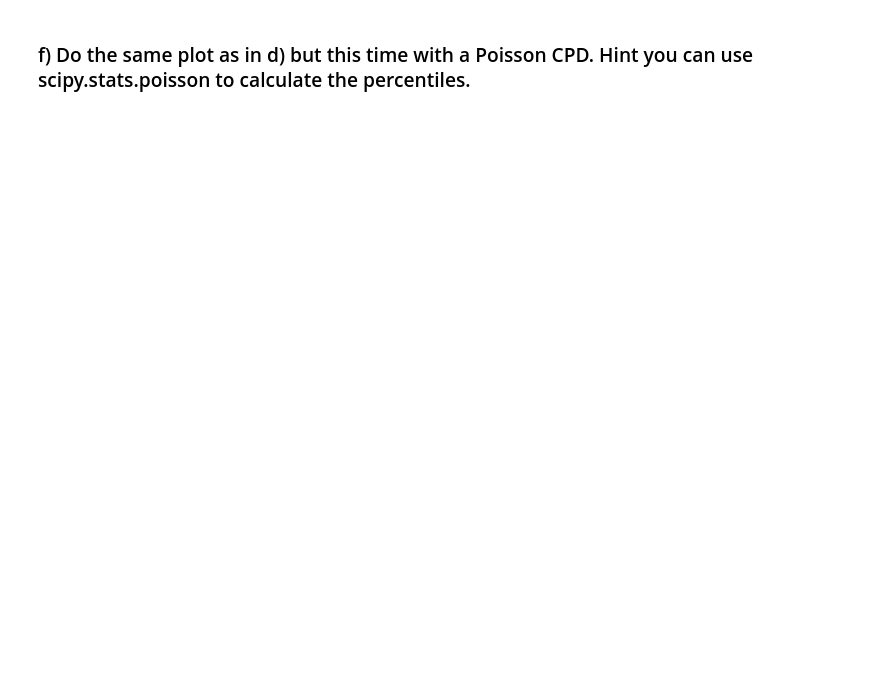
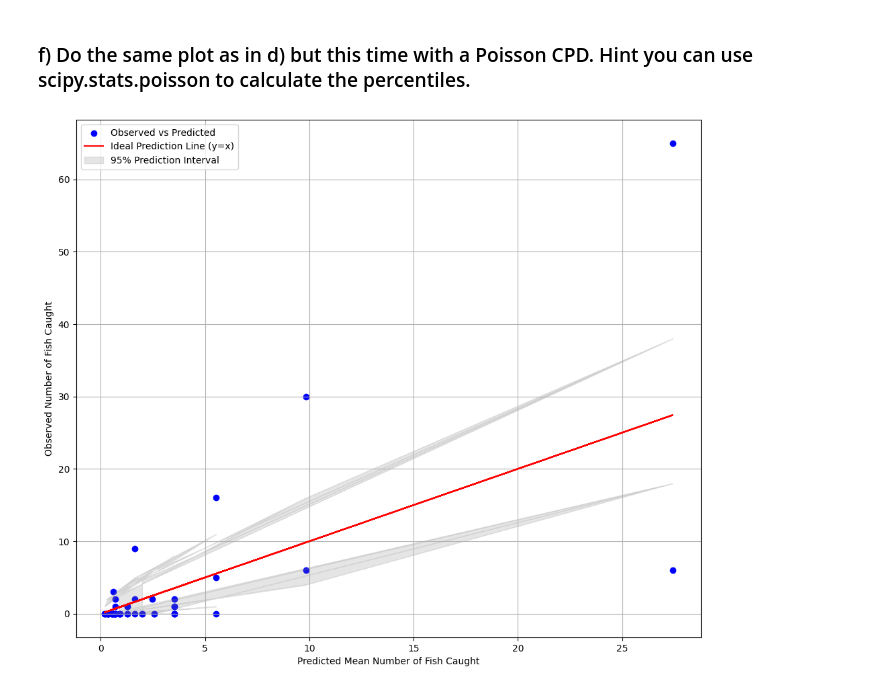
Before and after one commit to KrasserKai/Maschinelles-Lernen-Deep-Learning, a Jupyter notebook: Aufgabe2/Aufgabe2_1.ipynb, the cells around one changed output. Cells and saved outputs as stored; diff of their text form; code cells hidden in the pictures; blank space fills up the shorter version.

```diff
--- a/Aufgabe2/Aufgabe2_1.ipynb
+++ b/Aufgabe2/Aufgabe2_1.ipynb
@@ -113,15 +179,24 @@ print(nll_poisson)
 # %% [markdown]
 ### f) Do the same plot as in d) but this time with a Poisson CPD. Hint you can use scipy.stats.poisson to calculate the percentiles.
 # %%
-# 2.5%
-lower_percentile = poisson.ppf(0.025, y_pred_poisson)
-# 97.5%
-lower_percentile = poisson.ppf(0.975, y_pred_poisson)
+import scipy.stats as stats
 
-plt.scatter(y_pred_poisson, yte, alpha=0.5)
-plt.fill_between(y_pred_poisson, lower_percentile, upper_percentile, color='gray', alpha=0.2, label='95% Prediction Interval')
+# Calculate the Poisson percentiles for each predicted value
+percentile_2_5 = stats.poisson(y_pred).ppf(0.025)
+percentile_97_5 = stats.poisson(y_pred).ppf(0.975)
+
+# Plotting
+plt.figure(figsize=(12, 10))
+plt.scatter(y_pred, yte, label='Observed vs Predicted', color='blue')
+plt.plot(y_pred, y_pred, color='red', label='Ideal Prediction Line (y=x)')
+plt.fill_between(y_pred, percentile_2_5, percentile_97_5, color='gray', alpha=0.2, label='95% Prediction Interval')
+
 plt.xlabel('Predicted Mean Number of Fish Caught')
 plt.ylabel('Observed Number of Fish Caught')
+plt.legend()
+plt.grid(True)
 plt.show()
+# %% [output]
+[figure, added]
 # %%
 %version_information
```
Also changed, not shown: parts of 12 cells of this notebook, 2 other files.
